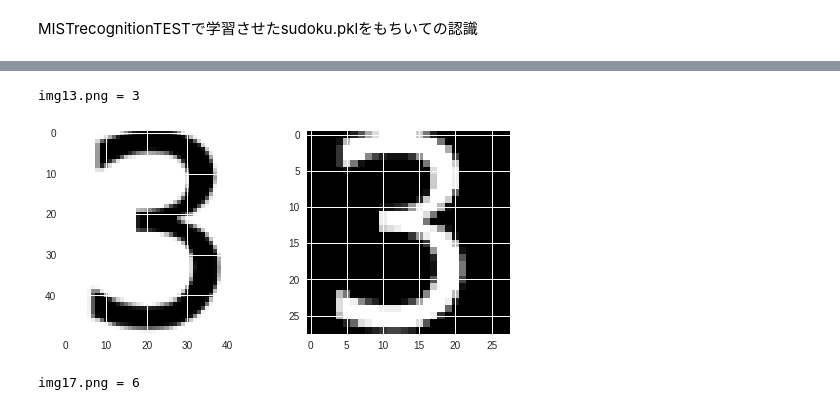
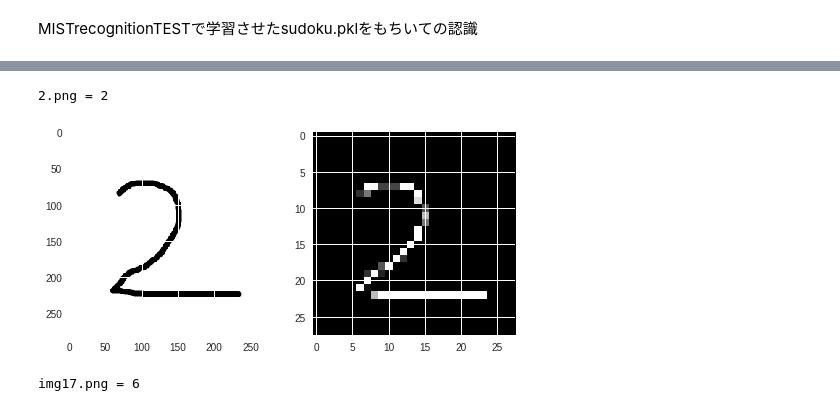
Before and after one commit to aichizokkoku/sudoku, a Jupyter notebook: MISTrecognition.ipynb, the cells around one changed output, grey strips where cells are left out. Saved outputs shown, nothing was run; the diff lists cells and outputs as text; code cells hidden in the pictures.

```diff
--- a/MISTrecognition.ipynb
+++ b/MISTrecognition.ipynb
@@ -4,37 +10,37 @@ MISTrecognitionTESTで学習させたsudoku.pklをもちいての認識
 import cv2
 from sklearn.externals import joblib
 import matplotlib.pyplot as plt
 
 def predict_digit(filename):
   #学習済みデータを読み込む
   clf = joblib.load("sudoku.pkl")
   #画像ファイルを読み込む
   my_img = cv2.imread(filename)
   #画像データを学習済みデータに合わせる
   my_img = cv2.cvtColor(my_img, cv2.COLOR_BGR2GRAY)
 
   plt.subplot(1, 2, 1)
   plt.imshow(my_img, cmap="gray")
 
   my_img = cv2.resize(my_img, (28, 28))
   my_img = 15 - my_img // 16
 
   plt.subplot(1, 2, 2)
   plt.imshow(my_img, cmap="gray")
 
   #一次元の配列に直して正規化
   my_img = my_img.reshape((-1, 784))#.astype('float32') / 255
 
 
   #データを予想する
   res = clf.predict(my_img)
   return res[0]
 
-n = predict_digit("img13.png")
-print("img13.png = " + str(n))
+n = predict_digit("2.png")
+print("2.png = " + str(n))
 # %% [output]
-img13.png = 3
+2.png = 2
-[figure, old version]
+[figure, new version]
 # %%
 n = predict_digit("img17.png")
 print("img17.png = " + str(n))
```
Also changed, not shown: parts of 1 cell of this notebook.
